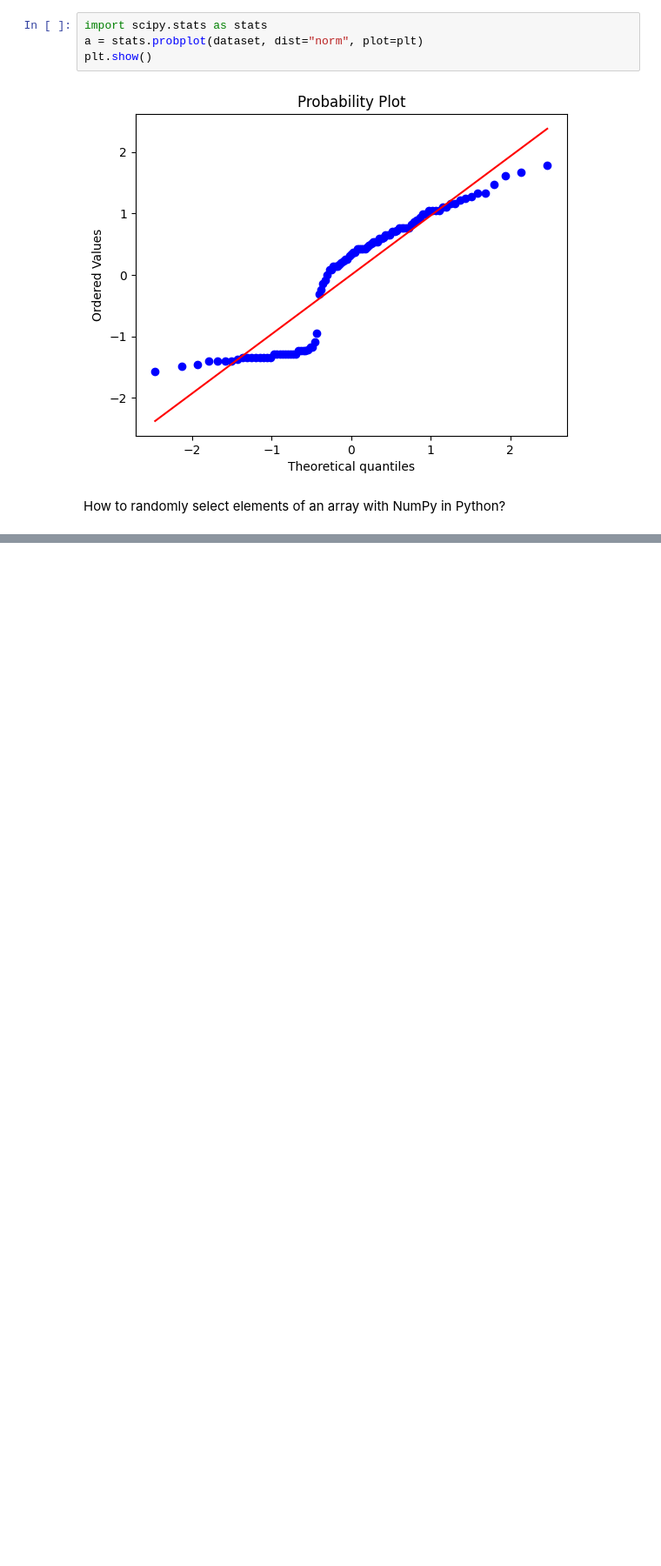
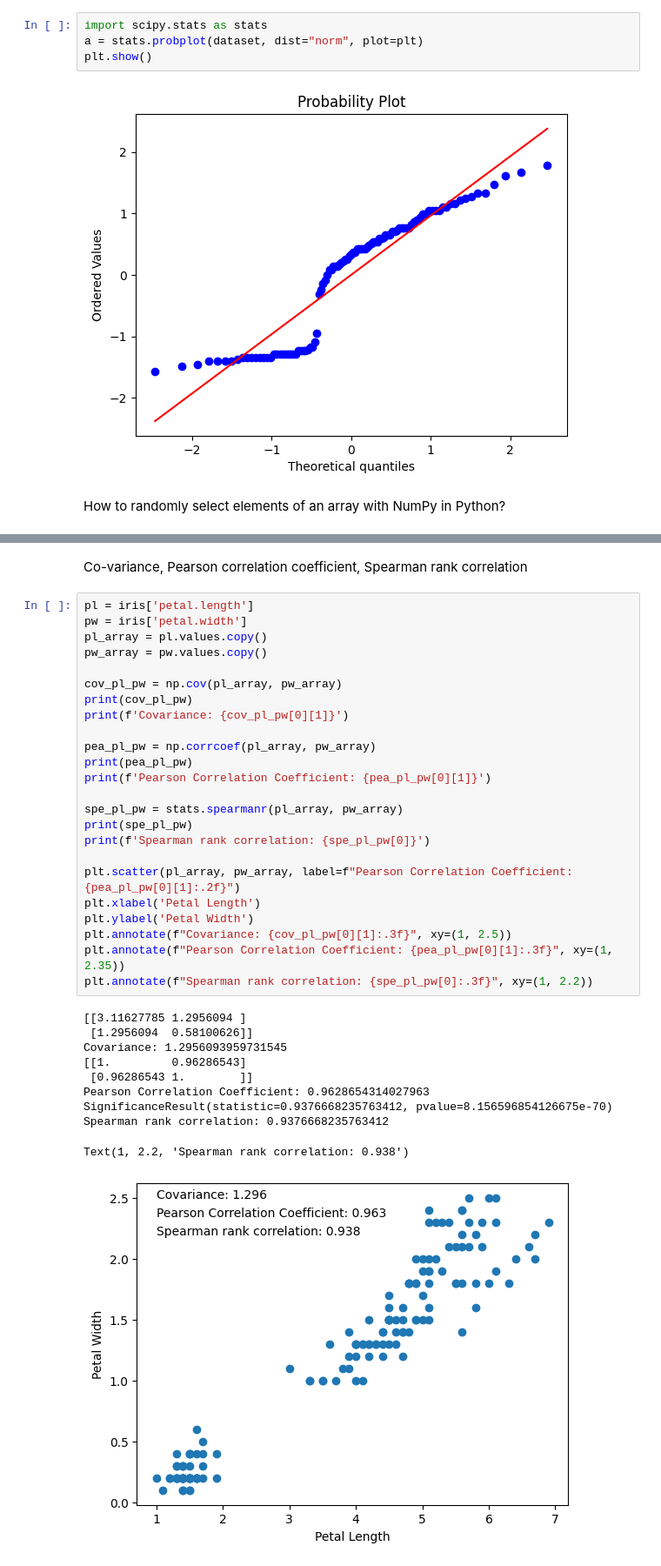
Before and after one commit to Arjun1425/Introduction-to-Probability-and-Statistics, a Jupyter notebook: Introduction to Probability and Statistics.ipynb, the cells around one changed output, grey strips where cells are left out. Shown at 87% size. Saved outputs shown, nothing was run; the diff lists cells and outputs as text; blank space fills up the shorter version.

```diff
--- a/Introduction to Probability and Statistics.ipynb
+++ b/Introduction to Probability and Statistics.ipynb
@@ -188,0 +221,37 @@ Box-cox transform
+# %% [markdown]
+Co-variance, Pearson correlation coefficient, Spearman rank correlation
+# %%
+pl = iris['petal.length']
+pw = iris['petal.width']
+pl_array = pl.values.copy()
+pw_array = pw.values.copy()
+
+cov_pl_pw = np.cov(pl_array, pw_array)
+print(cov_pl_pw)
+print(f'Covariance: {cov_pl_pw[0][1]}')
+
+pea_pl_pw = np.corrcoef(pl_array, pw_array)
+print(pea_pl_pw)
+print(f'Pearson Correlation Coefficient: {pea_pl_pw[0][1]}')
+
+spe_pl_pw = stats.spearmanr(pl_array, pw_array)
+print(spe_pl_pw)
+print(f'Spearman rank correlation: {spe_pl_pw[0]}')
+
+plt.scatter(pl_array, pw_array, label=f"Pearson Correlation Coefficient: {pea_pl_pw[0][1]:.2f}")
+plt.xlabel('Petal Length')
+plt.ylabel('Petal Width')
+plt.annotate(f"Covariance: {cov_pl_pw[0][1]:.3f}", xy=(1, 2.5))
+plt.annotate(f"Pearson Correlation Coefficient: {pea_pl_pw[0][1]:.3f}", xy=(1, 2.35))
+plt.annotate(f"Spearman rank correlation: {spe_pl_pw[0]:.3f}", xy=(1, 2.2))
+# %% [output]
+[[3.11627785 1.2956094 ]
+ [1.2956094  0.58100626]]
+Covariance: 1.2956093959731545
+[[1.         0.96286543]
+ [0.96286543 1.        ]]
+Pearson Correlation Coefficient: 0.9628654314027963
+SignificanceResult(statistic=0.9376668235763412, pvalue=8.156596854126675e-70)
+Spearman rank correlation: 0.9376668235763412
+Text(1, 2.2, 'Spearman rank correlation: 0.938')
+[figure, added]
```
Also changed, not shown: parts of 8 cells of this notebook.
